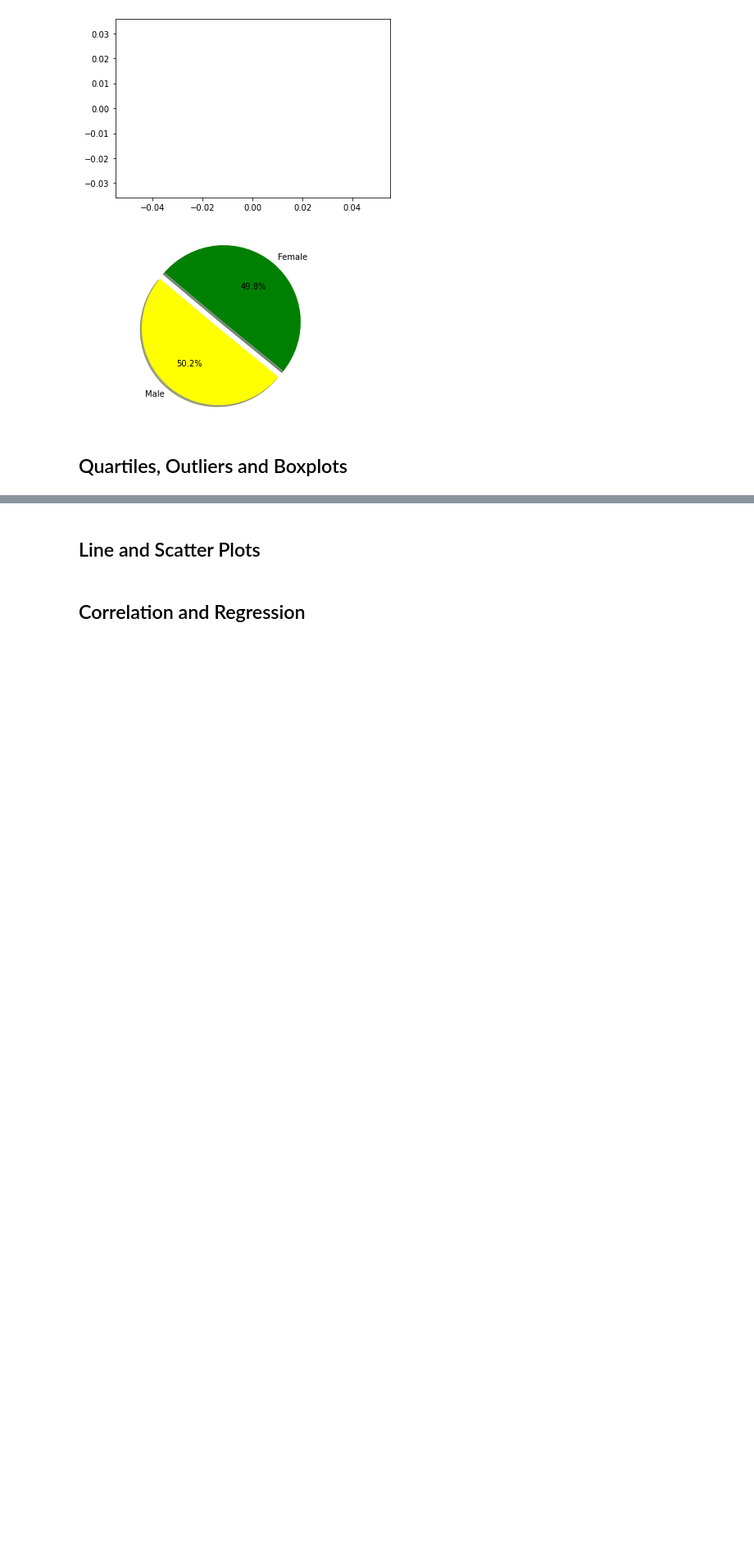
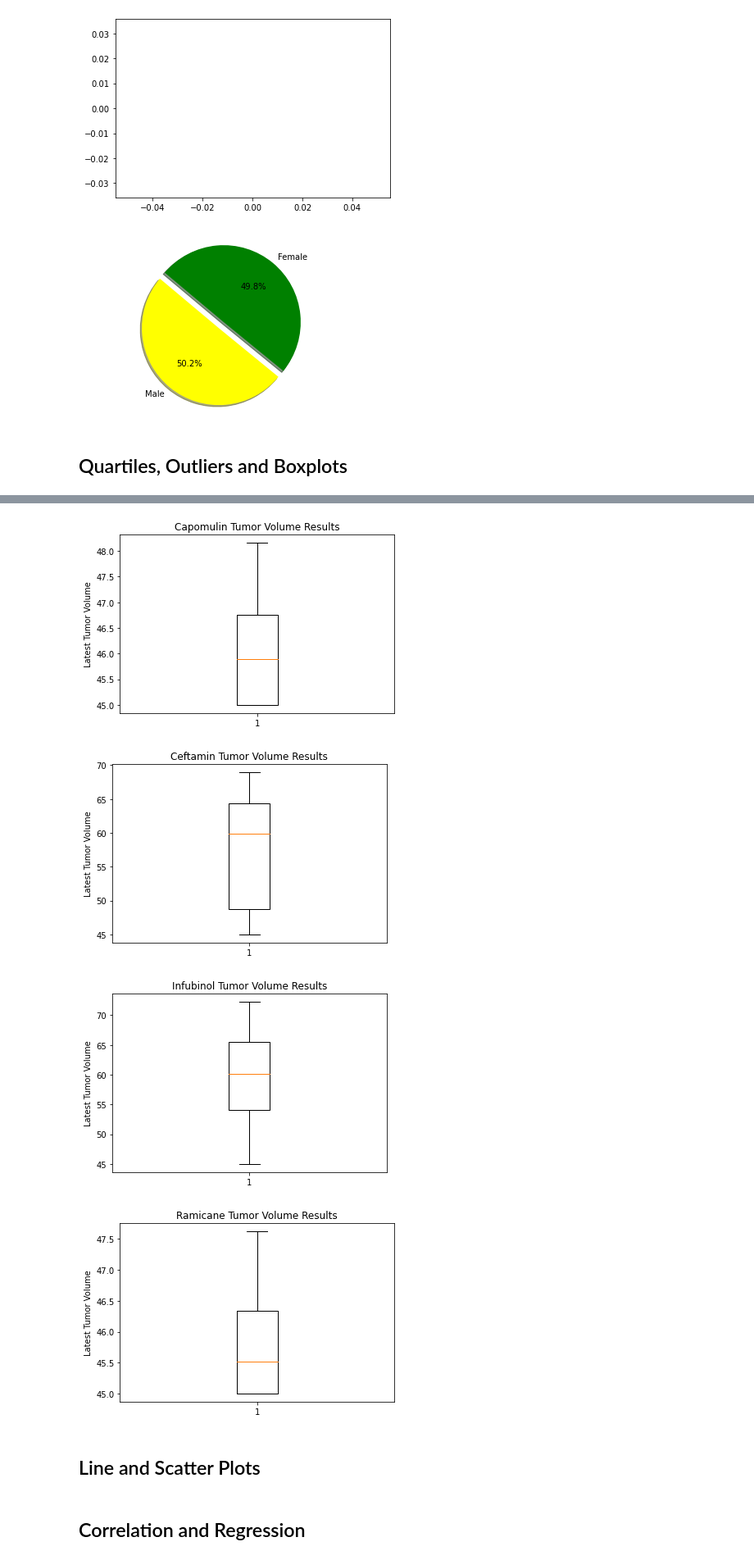
Before and after one commit to rodgerskent/matplotlib_challenge, a Jupyter notebook: Pymaceuticals/pymaceuticals_starter.ipynb, the cells around one changed output, grey strips where cells are left out. Shown at 82% size. Cells and saved outputs as stored; diff of their text form; code cells hidden in the pictures; blank space fills up the shorter version.

```diff
--- a/Pymaceuticals/pymaceuticals_starter.ipynb
+++ b/Pymaceuticals/pymaceuticals_starter.ipynb
@@ -284,0 +278,19 @@ plt.show()
+# %%
+# Calculate the final tumor volume of each mouse across four of the treatment regimens:
+# Capomulin, Ramicane, Infubinol, and Ceftamin
+
+comboindex = combined.set_index("Drug Regimen")
+#comboindex.head()
+capomulin = comboindex.groupby(["Drug Regimen", "Mouse ID"]).max("Timepoint").drop("Ceftamin").drop("Infubinol").drop("Ketapril").drop("Naftisol").drop("Placebo").drop("Propriva").drop("Ramicane").drop("Stelasyn").drop("Zoniferol")
+#capomulin.head(30)
+ceftamin = comboindex.groupby(["Drug Regimen", "Mouse ID"]).max("Timepoint").drop("Capomulin").drop("Infubinol").drop("Ketapril").drop("Naftisol").drop("Placebo").drop("Propriva").drop("Ramicane").drop("Stelasyn").drop("Zoniferol")
+#ceftamin.head(30)
+infubinol = comboindex.groupby(["Drug Regimen", "Mouse ID"]).max("Timepoint").drop("Capomulin").drop("Ceftamin").drop("Ketapril").drop("Naftisol").drop("Placebo").drop("Propriva").drop("Ramicane").drop("Stelasyn").drop("Zoniferol")
+#infubinol.head(30)
+ramicane = comboindex.groupby(["Drug Regimen", "Mouse ID"]).max("Timepoint").drop("Ceftamin").drop("Infubinol").drop("Ketapril").drop("Naftisol").drop("Placebo").drop("Propriva").drop("Capomulin").drop("Stelasyn").drop("Zoniferol")
+#ramicane.head(30)
+
+# Merge this group df with the original dataframe to get the tumor volume at the last timepoint ... comboindex achieves this goal, no?
+#? ... unclear why instructions request a "merge"
+combofocus = comboindex.groupby(["Drug Regimen", "Mouse ID"]).max("Timepoint").drop("Ketapril").drop("Naftisol").drop("Placebo").drop("Propriva").drop("Stelasyn").drop("Zoniferol")
+combofocus.head(30)
@@ -304,3 +359,36 @@ plt.show()
+# %%
+# Generate a box plot of the final tumor volume of each mouse across four regimens of interest
+
+drug1 = capomulin["Tumor Volume (mm3)"]
+drug2 = ceftamin["Tumor Volume (mm3)"]
+drug3 = infubinol["Tumor Volume (mm3)"]
+drug4 = ramicane["Tumor Volume (mm3)"]
+
+fig1, ax1 = plt.subplots()
+ax1.set_title('Capomulin Tumor Volume Results')
+ax1.set_ylabel('Latest Tumor Volume')
+ax1.boxplot(drug1)
+
+fig2, ax1 = plt.subplots()
+ax1.set_title('Ceftamin Tumor Volume Results')
+ax1.set_ylabel('Latest Tumor Volume')
+ax1.boxplot(drug2)
+
+fig3, ax1 = plt.subplots()
+ax1.set_title('Infubinol Tumor Volume Results')
+ax1.set_ylabel('Latest Tumor Volume')
+ax1.boxplot(drug3)
+
+fig4, ax1 = plt.subplots()
+ax1.set_title('Ramicane Tumor Volume Results')
+ax1.set_ylabel('Latest Tumor Volume')
+ax1.boxplot(drug4)
+plt.show()
+# %% [output]
+[figure, added]
+[figure, added]
+[figure, added]
+[figure, added]
 # %% [markdown]
 ## Line and Scatter Plots
 # %%
```
Also changed, not shown: parts of 5 cells of this notebook.
